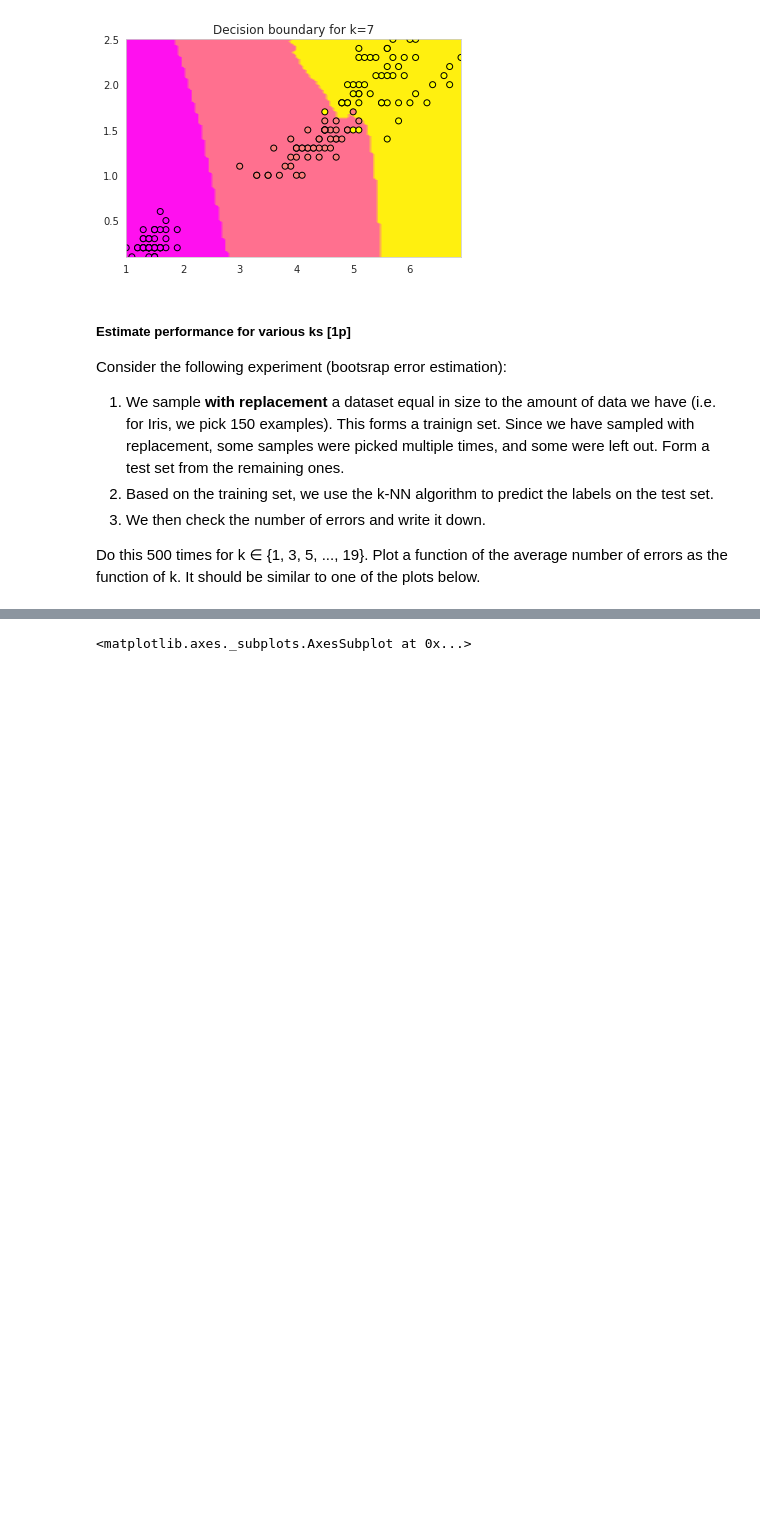
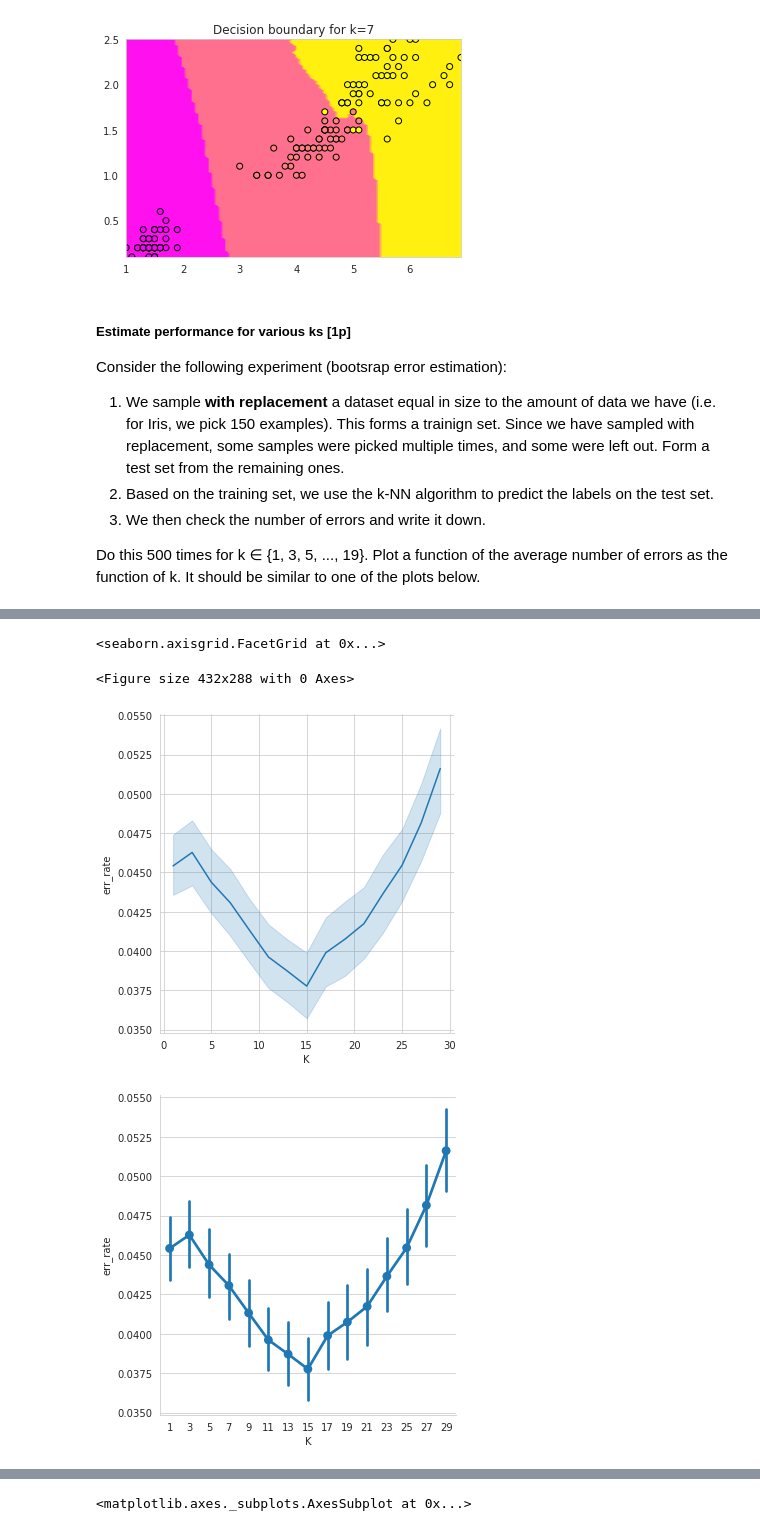
Before and after one commit to lekcyjna123/ml_uwr, a Jupyter notebook: assignment1/Assignment1.ipynb, the cells around one changed output, grey strips where cells are left out. Cells and saved outputs as stored; diff of their text form; code cells hidden in the pictures; blank space fills up the shorter version.

```diff
--- a/assignment1/Assignment1.ipynb
+++ b/assignment1/Assignment1.ipynb
@@ -475,0 +512,43 @@ def err_rates(preds, test_Y):
+# %%
+from sklearn.neighbors import KNeighborsClassifier
+iris_x = np.array(iris_df[['sepal_length', 'sepal_width', 'petal_length', 'petal_width']])
+iris_y = np.array(iris_df['target'])
+
+ks = range(1, 30, 2)
+results = []
+
+for _rep in tqdm(range(500)):
+    #TODO
+    # Use np.random.randint to get training indices
+    # The find all unselected indices to form a test set
+
+    # np.split nie ma w tym miejscu zastosowania
+    N=np.size(iris_y)
+    train_idx = np.random.randint(0,N,N)
+    indexsInTrain=np.zeros(N,dtype=bool)
+    indexsInTrain[np.unique(train_idx)]=1
+    test_idx = np.arange(0,N)[np.logical_not(indexsInTrain)]
+
+    #TODO: apply your kNN classifier to data subset
+    predsDict={}
+    for k in ks:
+        knn = KNeighborsClassifier(n_neighbors=k, metric='euclidean')
+        knn.fit(iris_x[train_idx], iris_y[train_idx])
+        preds=knn.predict(iris_x[test_idx])
+        predsDict[k]=preds
+    errs = err_rates(predsDict, iris_y[test_idx])
+
+    for k, errs_k in errs.items():
+        results.append({'K':k, 'err_rate': errs_k})
+
+# results_df will be a data_frame in long format
+results_df = pd.DataFrame(results)
+
+plt.figure()
+sns.relplot(data=results_df,kind="line",x='K',y="err_rate")
+sns.catplot(data=results_df,kind="point",x='K',y="err_rate")
+# %% [output]
+<seaborn.axisgrid.FacetGrid at 0x...>
+<Figure size 432x288 with 0 Axes>
+[figure, added]
+[figure, added]
```
Also changed, not shown: parts of 8 cells of this notebook.
